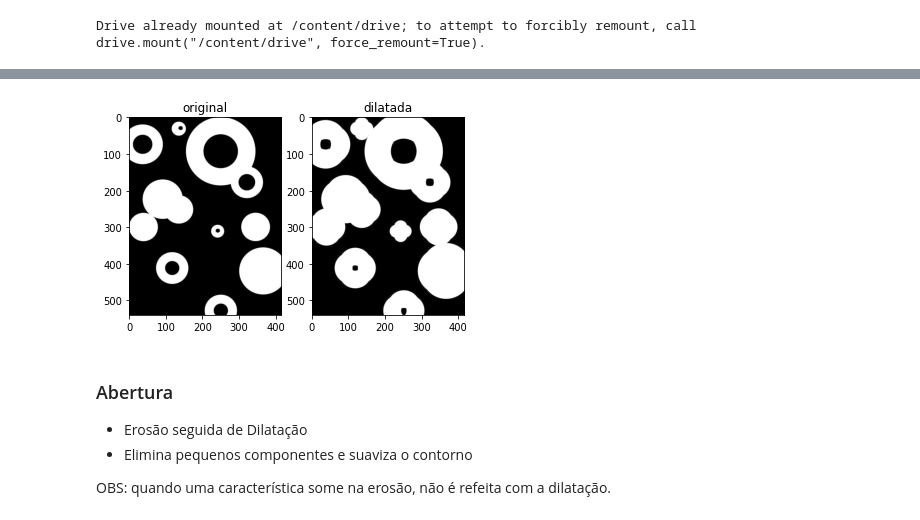
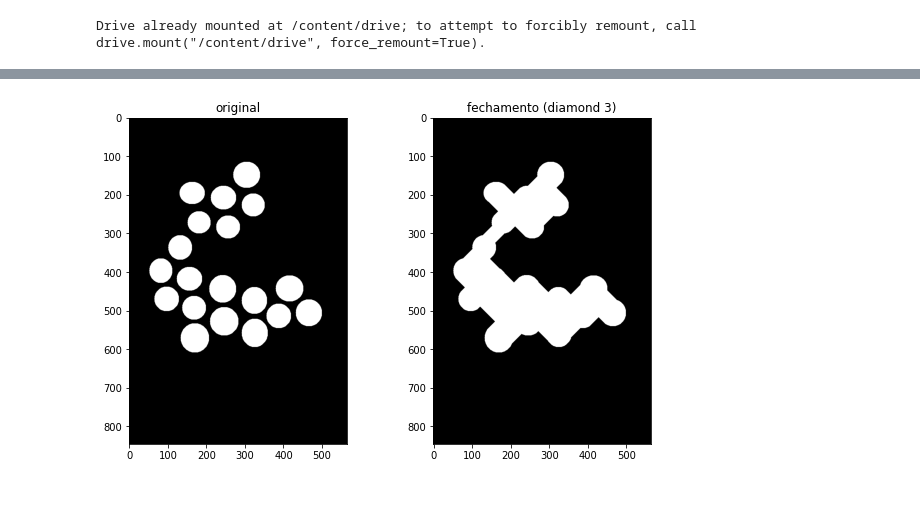
Before and after one commit to johnnycleiton07/digital-image-processing, a Jupyter notebook: morphological_operations.ipynb, the cells around one changed output, grey strips where cells are left out. Cells and saved outputs as stored; diff of their text form; code cells hidden in the pictures.

```diff
--- a/morphological_operations.ipynb
+++ b/morphological_operations.ipynb
@@ -59 +61,15 @@ plt.show()
+# %%
+#binarização da imagem para garantir a correta execução das operações
+
+#este trecho de código é essencial para todas as operações!
+
+def binarizar(image):
+    imagem_bin = np.zeros(image.shape)
+    for i in range(len(image)):
+        for j in range(len(image[0])):
+            if image[i, j] != 0:
+                imagem_bin[i, j] = 255
+
+    resultado = np.copy(imagem_bin)
+    return resultado
 # %% [markdown]
@@ -113,13 +178,11 @@ print (elipse, '\n')
 # %%
-#escolha da imagem e elemento estruturante
+#operação de abertura
+img = binarizar(image2)
 
-img = image1
-elemento = cv2.getStructuringElement(cv2.MORPH_CROSS, (25, 25))
+abertura = morphology.binary_opening(img, morphology.diamond(3)).astype(np.uint8)
 
-#operação de erosão
-erosao = cv2.erode(img, elemento)
-
-plt.subplot(1, 2, 1), plt.imshow(img, 'gray'),plt.title('original')
-plt.subplot(1, 2, 2), plt.imshow(erosao, 'gray'),plt.title('erodida')
+fig = plt.figure(figsize=(10, 6))
+plt.subplot(1,2,1); (plt.imshow(img, cmap="gray")); plt.title("original")
+plt.subplot(1,2,2); (plt.imshow(abertura, cmap="gray")); plt.title("abertura (diamond 3)")
 plt.show()
 # %% [output]
@@ -132,20 +202,12 @@ plt.show()
 # %%
-#escolha da imagem e elemento estruturante
+#operação de fechamento
+img = binarizar(abertura) #aproveitei o resultado da operação de abertura para usar de imagem exemplo
 
-img = image1
-elemento = cv2.getStructuringElement(cv2.MORPH_CROSS, (25, 25))
+fechamento = morphology.binary_closing(img, morphology.diamond(24)).astype(np.uint8)
 
-#operação de dilatação
-dilatacao = cv2.dilate(img, elemento)
-
-plt.subplot(1, 2, 1), plt.imshow(img, 'gray'),plt.title('original')
-plt.subplot(1, 2, 2), plt.imshow(dilatacao, 'gray'),plt.title('dilatada')
+fig = plt.figure(figsize=(10, 6))
+plt.subplot(1,2,1); (plt.imshow(img, cmap="gray")); plt.title("original")
+plt.subplot(1,2,2); (plt.imshow(fechamento, cmap="gray")); plt.title("fechamento (diamond 3)")
 plt.show()
 # %% [output]
-[figure, old version]
+[figure, new version]
-# %% [markdown]
-### Abertura
-- Erosão seguida de Dilatação
-- Elimina pequenos componentes e suaviza o contorno
-
-OBS: quando uma característica some na erosão, não é refeita com a dilatação.
```
Also changed, not shown: parts of 26 cells of this notebook.
